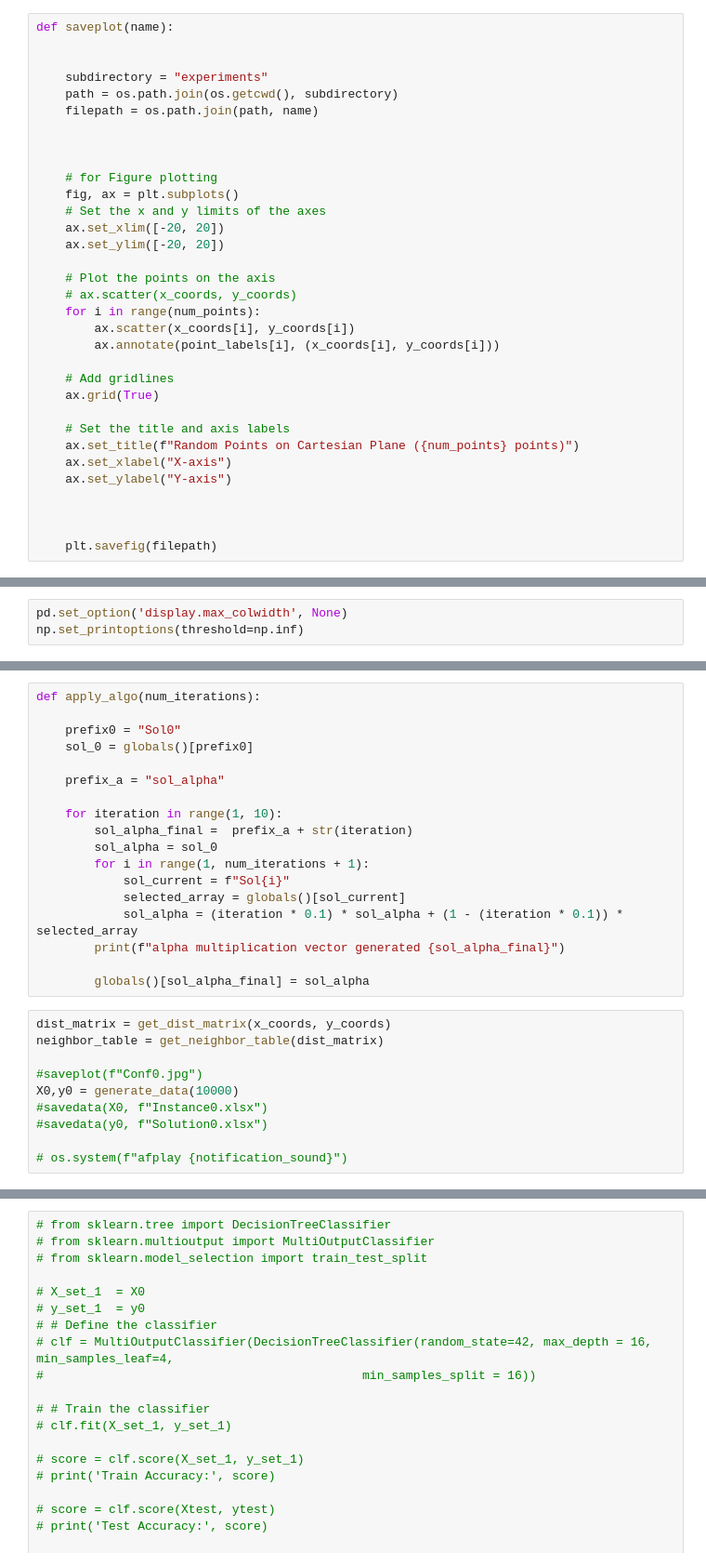
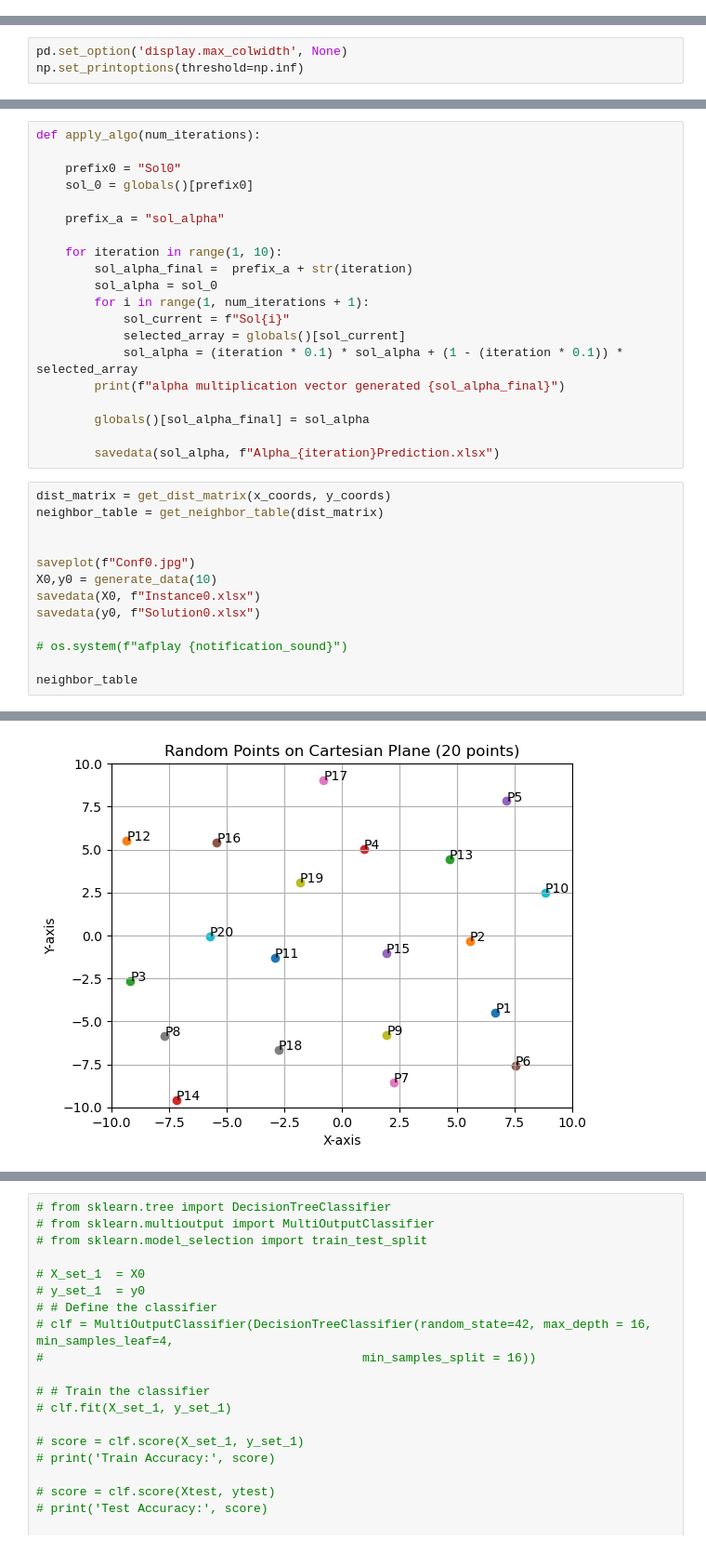
Before and after one commit to tantuwaySourabh/rf-tag2tag-communication, a Jupyter notebook: Incremental Learning/Project_3.0_automated.ipynb, the cells around one changed output, grey strips where cells are left out. Shown at 93% size. Cells and saved outputs as stored; diff of their text form.

```diff
--- a/Incremental Learning/Project_3.0_automated.ipynb
+++ b/Incremental Learning/Project_3.0_automated.ipynb
@@ -34,33 +128,0 @@ point_labels = [f"P{i + 1}" for i in range(num_points)]
-# %%
-def saveplot(name):
-
-
-    subdirectory = "experiments"
-    path = os.path.join(os.getcwd(), subdirectory)
-    filepath = os.path.join(path, name)
-
-
-
-    # for Figure plotting
-    fig, ax = plt.subplots()
-    # Set the x and y limits of the axes
-    ax.set_xlim([-20, 20])
-    ax.set_ylim([-20, 20])
-
-    # Plot the points on the axis
-    # ax.scatter(x_coords, y_coords)
-    for i in range(num_points):
-        ax.scatter(x_coords[i], y_coords[i])
-        ax.annotate(point_labels[i], (x_coords[i], y_coords[i]))
-
-    # Add gridlines
-    ax.grid(True)
-
-    # Set the title and axis labels
-    ax.set_title(f"Random Points on Cartesian Plane ({num_points} points)")
-    ax.set_xlabel("X-axis")
-    ax.set_ylabel("Y-axis")
-
-
-
-    plt.savefig(filepath)
@@ -419,13 +506,19 @@ def apply_algo(num_iterations):
         print(f"alpha multiplication vector generated {sol_alpha_final}")
 
         globals()[sol_alpha_final] = sol_alpha
+
+        savedata(sol_alpha, f"Alpha_{iteration}Prediction.xlsx")
 # %%
 dist_matrix = get_dist_matrix(x_coords, y_coords)
 neighbor_table = get_neighbor_table(dist_matrix)
 
-#saveplot(f"Conf0.jpg")
-X0,y0 = generate_data(10000)
-#savedata(X0, f"Instance0.xlsx")
-#savedata(y0, f"Solution0.xlsx")
+
+saveplot(f"Conf0.jpg")
+X0,y0 = generate_data(10)
+savedata(X0, f"Instance0.xlsx")
+savedata(y0, f"Solution0.xlsx")
 
 # os.system(f"afplay {notification_sound}")
+
+neighbor_table
+# %% [output]
@@ -431,0 +542 @@ X0,y0 = generate_data(10000)
+[figure, added]
```
Also changed, not shown: parts of 20 cells of this notebook.
